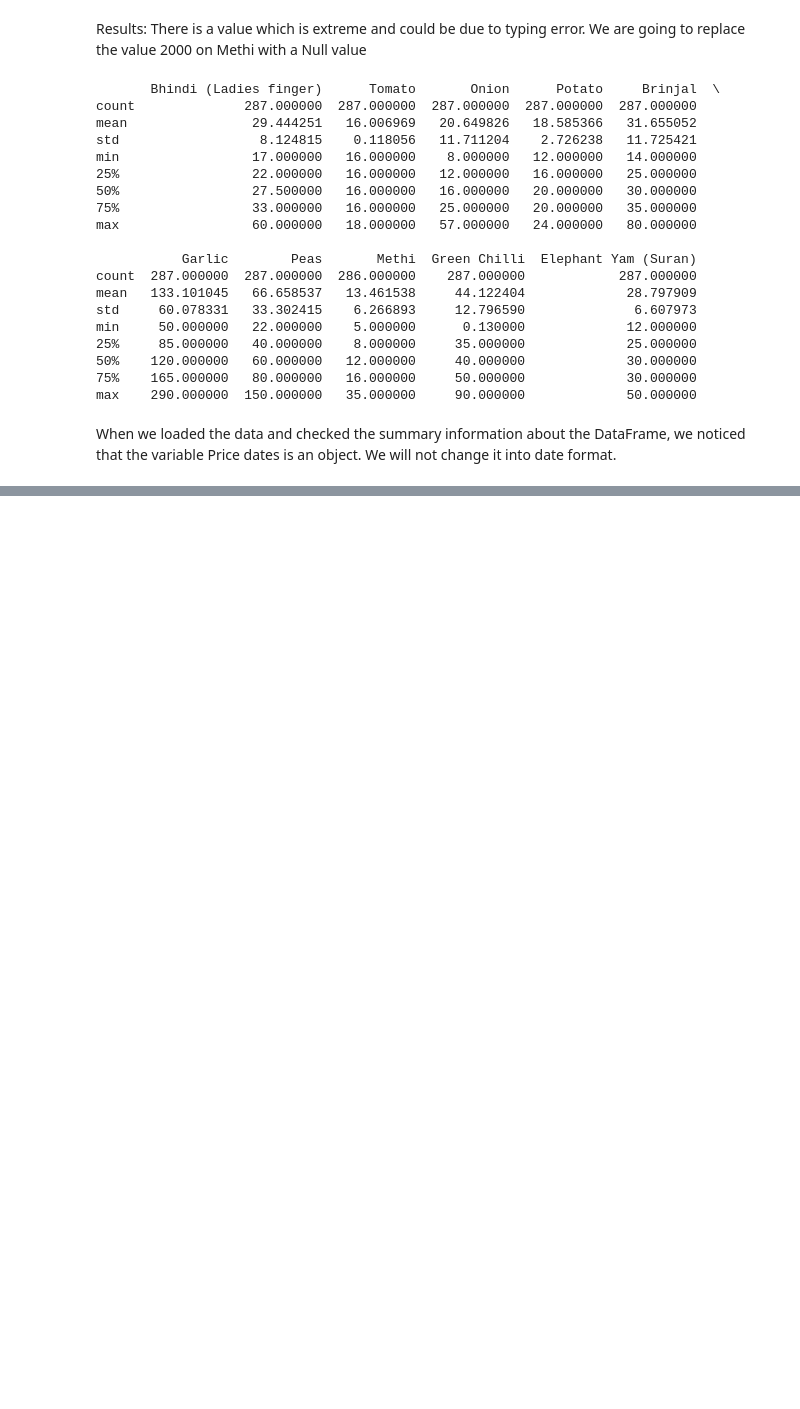
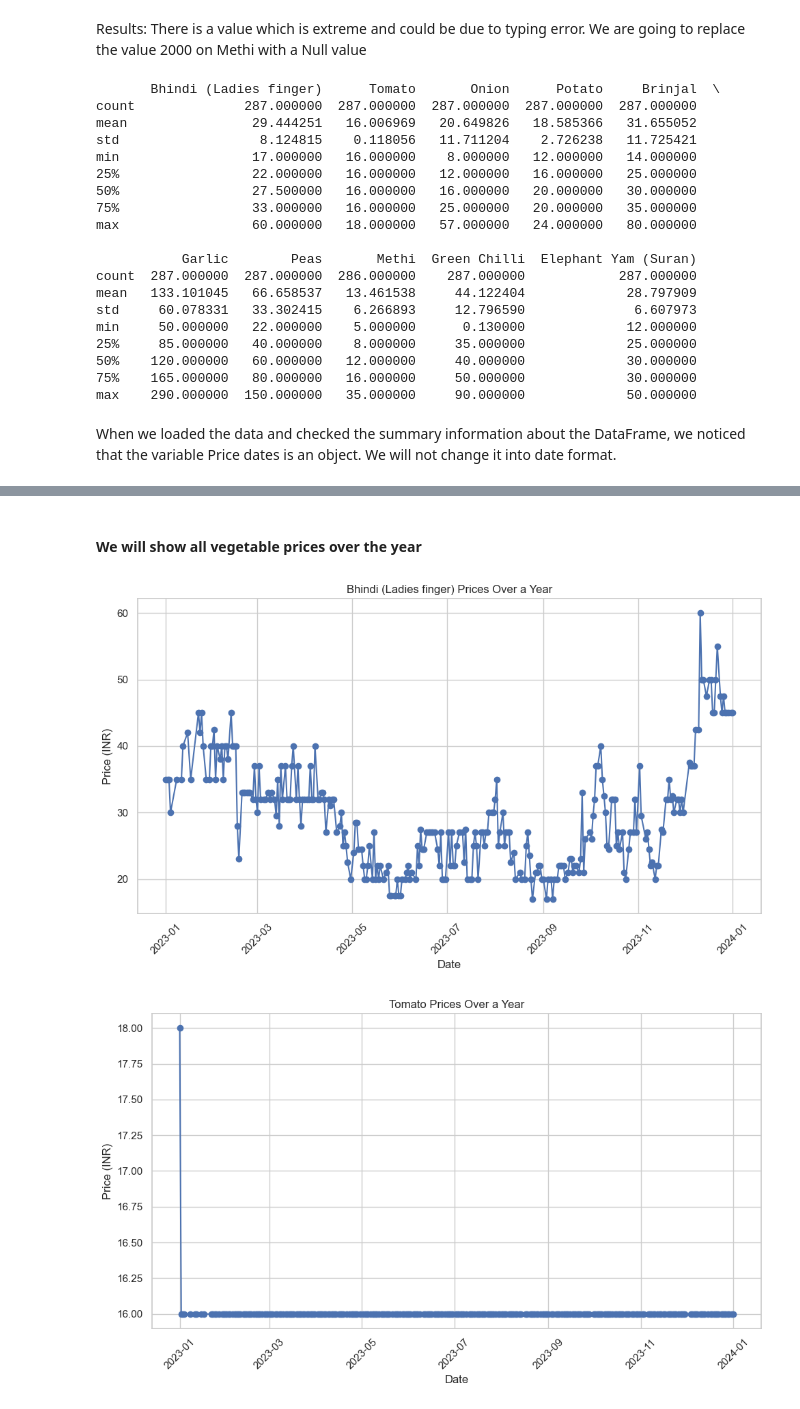
Before and after one commit to tshifurakm/Team_OA_6, a Jupyter notebook: Team OA_6_Python_Final_Project.ipynb, the cells around one changed output, grey strips where cells are left out. Saved outputs shown, nothing was run; the diff lists cells and outputs as text; code cells hidden in the pictures; blank space fills up the shorter version.

```diff
--- a/Team OA_6_Python_Final_Project.ipynb
+++ b/Team OA_6_Python_Final_Project.ipynb
@@ -265,0 +413,29 @@ df_copy['Price Dates'] = pd.to_datetime(df_copy['Price Dates'], format='%d-%m-%Y
+# %% [markdown]
+#### We will show all vegetable prices over the year
+# %%
+import matplotlib.pyplot as plt
+
+# Convert 'Price Dates' column to datetime format if not already done
+df_copy['Price Dates'] = pd.to_datetime(df_copy['Price Dates'], format='%d-%m-%Y')
+
+# Sort the DataFrame by 'Price Dates' in ascending order
+df_copy = df_copy.sort_values(by='Price Dates')
+
+# List of vegetables
+vegetables = ['Bhindi (Ladies finger)', 'Tomato', 'Onion', 'Potato', 'Brinjal',
+              'Garlic', 'Peas', 'Methi', 'Green Chilli', 'Elephant Yam (Suran)']
+
+# Loop through each vegetable and plot the line graph
+for veg in vegetables:
+    plt.figure(figsize=(10, 6))
+    plt.plot(df_copy['Price Dates'], df_copy[veg], marker='o', linestyle='-')
+    plt.title(f'{veg} Prices Over a Year')
+    plt.xlabel('Date')
+    plt.ylabel('Price (INR)')
+    plt.xticks(rotation=45)
+    plt.grid(True)
+    plt.tight_layout()
+    plt.show()
+# %% [output]
+[figure, added]
+[figure, added]
```
Also changed, not shown: parts of 13 cells of this notebook.
